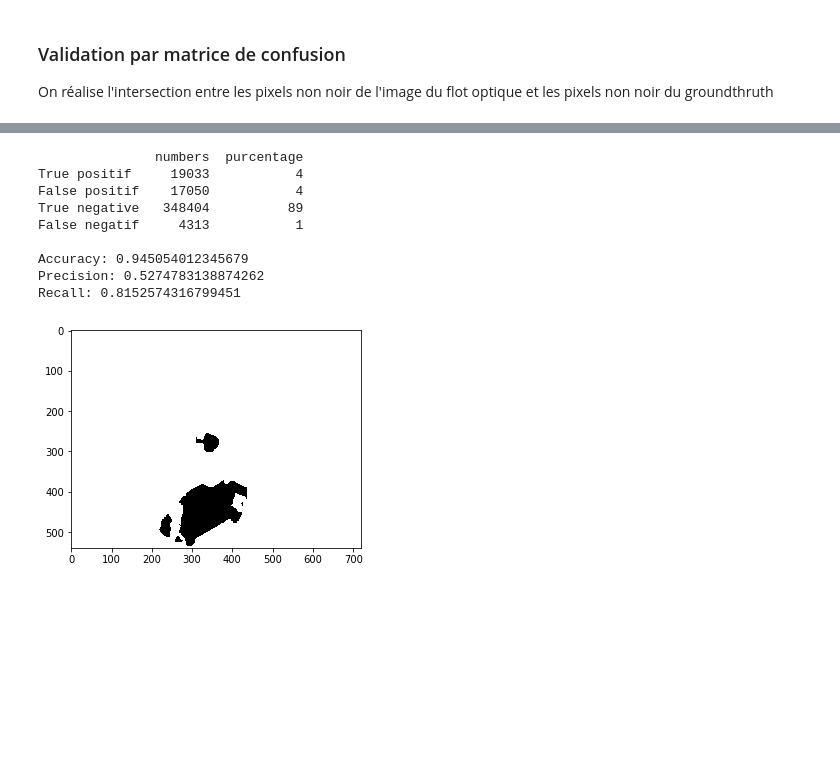
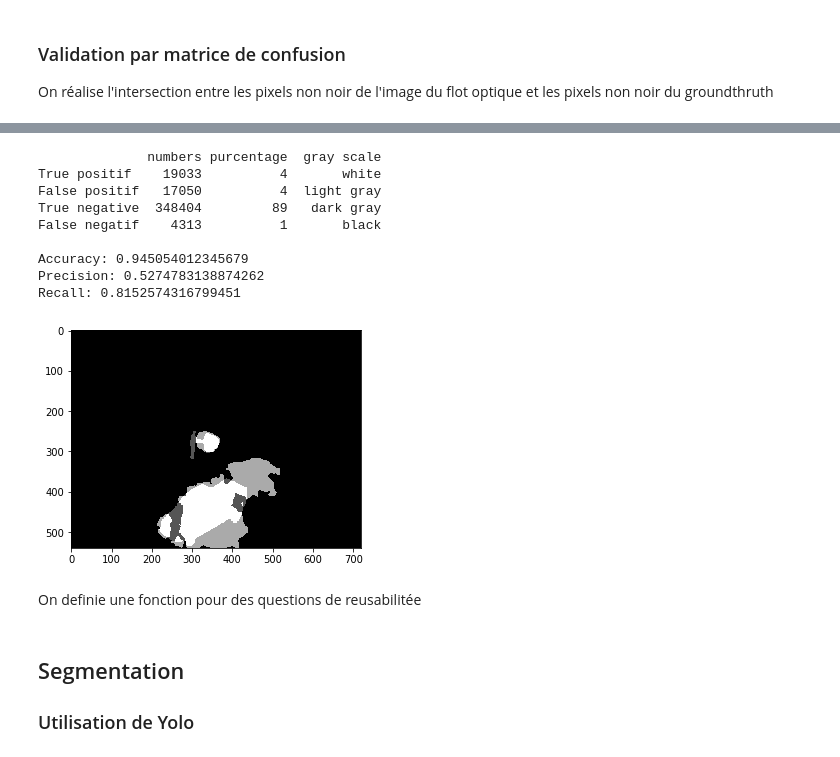
Before and after one commit to gregoiredervaux/INF6804, a Jupyter notebook: TP1/TP1.ipynb, the cells around one changed output, grey strips where cells are left out. Drawn from its saved outputs; the diff is of its cells as text; code cells hidden in the pictures; blank space fills up the shorter version.

```diff
--- a/TP1/TP1.ipynb
+++ b/TP1/TP1.ipynb
@@ -151,5 +155,5 @@ plt.show()
 # %%
-img_merge = np.zeros((img.shape[0], img.shape[1]), dtype='int8')
+img_merge = np.zeros((img.shape[0], img.shape[1]), dtype='int32')
 
 TP = 0
 FP = 0
@@ -158,41 +162,46 @@ FN = 0
 
 for index,_ in np.ndenumerate(img_merge):
     if img[index] > 0:
         if grd_truth[index] > 170:
             img_merge[index] = 255
             TP += 1
         else:
+            img_merge[index] = 170
             FP += 1
     else:
         if grd_truth[index] > 170:
+            img_merge[index] = 85
             FN += 1
         else:
+            img_merge[index] = 0
             TN += 1
 
 tot = TP+FP+TN+FN
 print(pd.DataFrame(
     np.array(
-        [[TP, int(TP * 100 /tot)],
-         [FP, int(FP * 100 /tot)],
-         [TN, int(TN * 100 /tot)],
-         [FN, int(FN * 100 /tot)]]),
+        [[TP, int(TP * 100 /tot), 'white'],
+         [FP, int(FP * 100 /tot), 'light gray'],
+         [TN, int(TN * 100 /tot), 'dark gray'],
+         [FN, int(FN * 100 /tot), 'black']]),
     index=['True positif', 'False positif', 'True negative', 'False negatif'],
-    columns=['numbers', 'purcentage']))
+    columns=['numbers', 'purcentage', 'gray scale']))
 
 print("\nAccuracy: " + str((TP + TN) / (tot)))
 print("Precision: " + str(TP / (TP + FP)))
 print("Recall: " + str(TP / (TP + FN)))
 
 plt.imshow(img_merge, cmap = plt.get_cmap('gray'))
 plt.show()
 # %% [output]
-               numbers  purcentage
-True positif     19033           4
-False positif    17050           4
-True negative   348404          89
-False negatif     4313           1
+              numbers purcentage  gray scale
+True positif    19033          4       white
+False positif   17050          4  light gray
+True negative  348404         89   dark gray
+False negatif    4313          1       black
 
 Accuracy: 0.945054012345679
 Precision: 0.5274783138874262
 Recall: 0.8152574316799451
-[figure, old version]
+[figure, new version]
+# %% [markdown]
+On definie une fonction pour des questions de reusabilitée
@@ -198,0 +265,4 @@ Recall: 0.8152574316799451
+# %% [markdown]
+## Segmentation
+
+### Utilisation de Yolo
```
Also changed, not shown: parts of 6 cells of this notebook.
